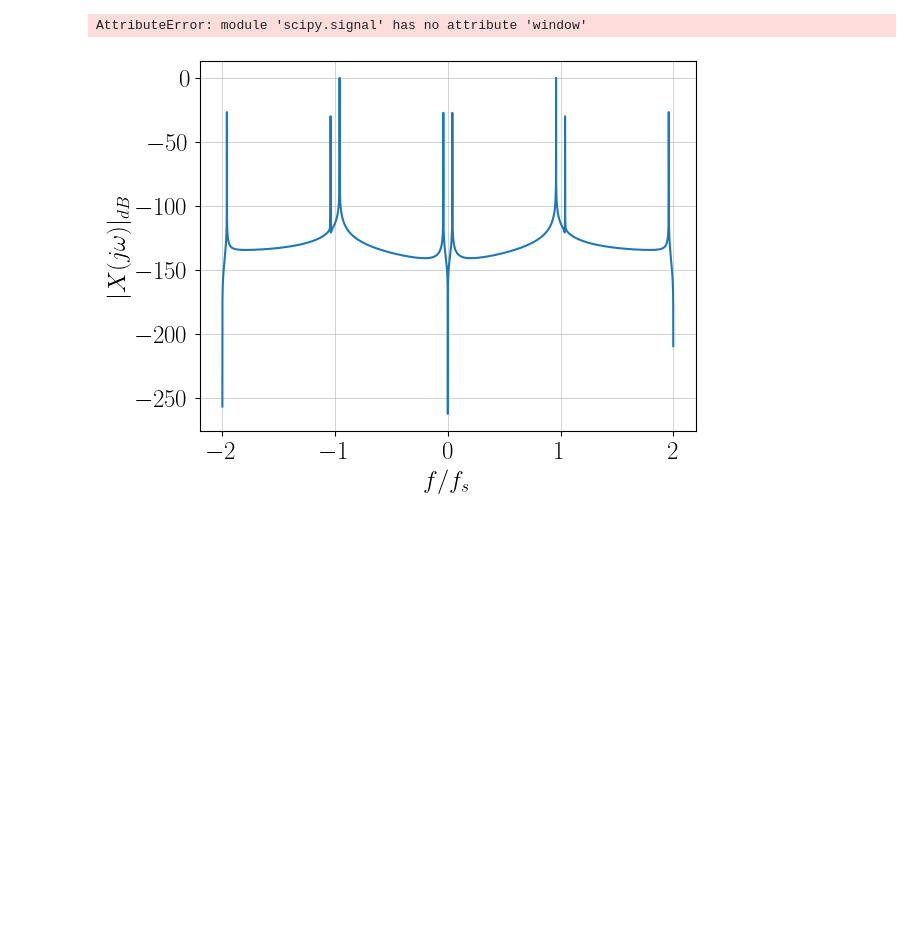
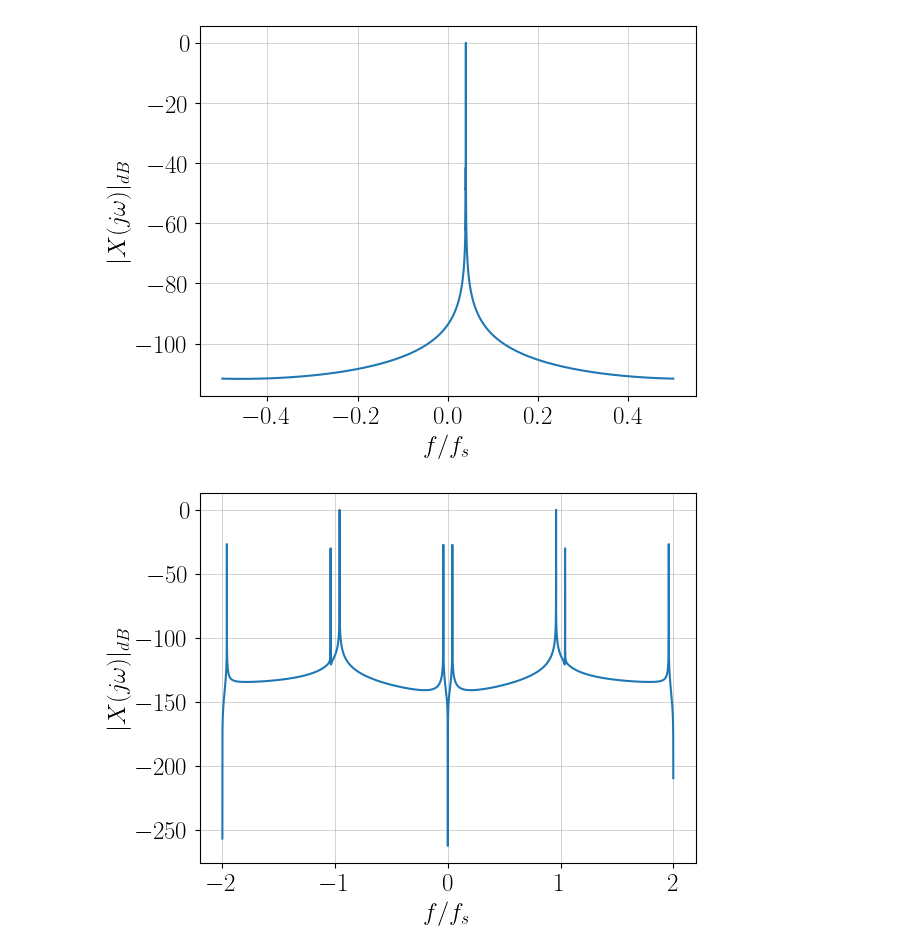
Before and after one commit to urosminoski/All-Digital-RF-Transmitter-in-FPGA-master-, a Jupyter notebook: sim/v1.5/python/phase_correction.ipynb, the cells around one changed output. Saved outputs shown, nothing was run; the diff lists cells and outputs as text; code cells hidden in the pictures; blank space fills up the shorter version.

```diff
--- a/sim/v1.5/python/phase_correction.ipynb
+++ b/sim/v1.5/python/phase_correction.ipynb
@@ -32,28 +32,28 @@ def rfiq(x, NyqZones):
 # %%
 N = 2**16
 n = np.arange(N)
 f = 3.2 * 1.0e3
 fs = 10 * 1.0e3
 F = f/fs
 M = 3
 OSR = 8
 NyqZones = 4
 
 x = 2**(M-1) * np.exp(1j * 2*np.pi*F*n/OSR)
 
-w = signal.hamming(len(x), False)
+w = signal.windows.hamming(len(x), False)
 x *= w
 XdB = 20*np.log10(np.abs(np.fft.fftshift(np.fft.fft(x))))
 XdB -= np.max(XdB)
 freqs = np.arange(len(x)) / len(x) - 0.5
 
 plt.plot(freqs, XdB)
 plt.grid(linewidth=0.4)
 plt.xlabel(r'$f/f_s$')
 plt.ylabel(r'$|X(j\omega)|_{dB}$')
 plt.show();
 # %% [output]
-AttributeError: module 'scipy.signal' has no attribute 'window'
+[figure, added]
 # %%
 x_rfiq = rfiq(x, NyqZones)
 
```
Also changed, not shown: parts of 5 cells of this notebook, 47 other files.
